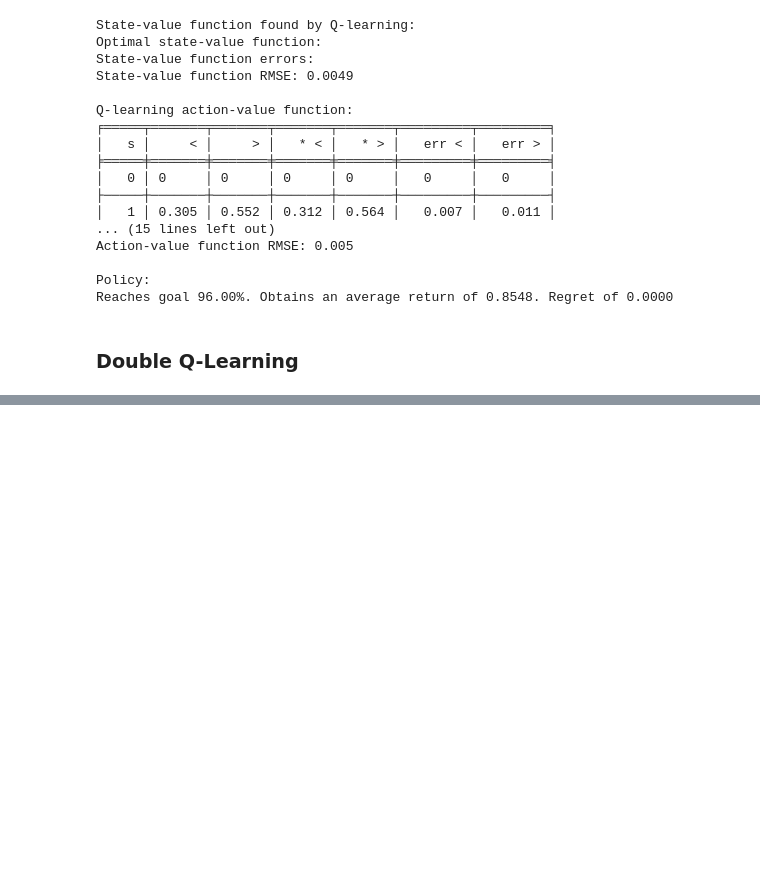
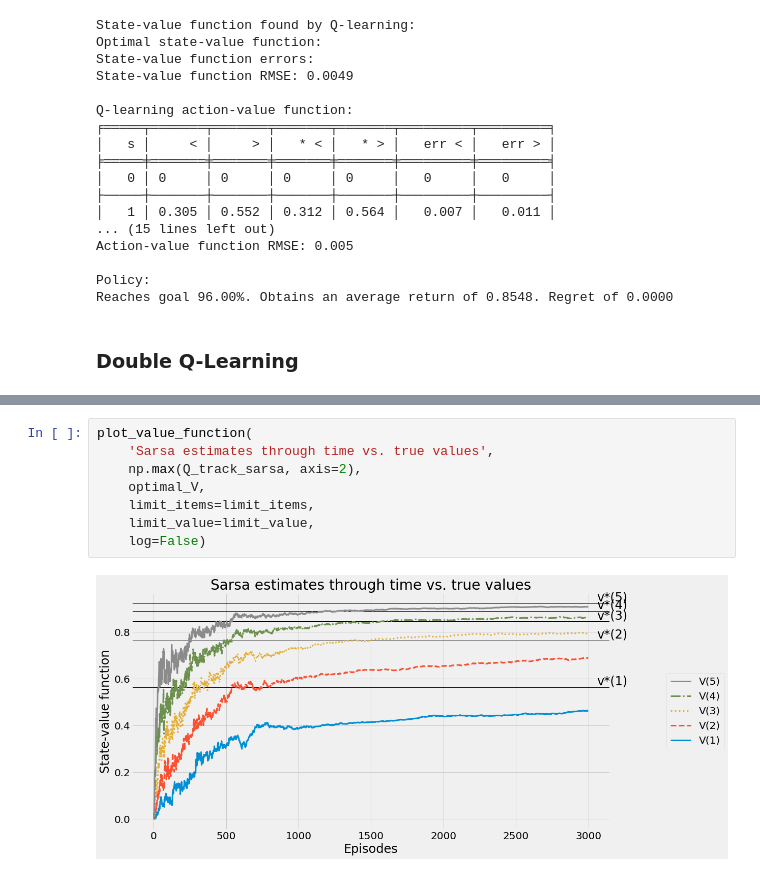
Before and after one commit to Iqbal1282/Practicing_DRL, a Jupyter notebook: chapter_06/chapter6_3.ipynb, the cells around one changed output, grey strips where cells are left out. Saved outputs shown, nothing was run; the diff lists cells and outputs as text; blank space fills up the shorter version.

```diff
--- a/chapter_06/chapter6_3.ipynb
+++ b/chapter_06/chapter6_3.ipynb
@@ -565,0 +674,10 @@ def double_q_learning(env, gamma = 1.0, init_alpha = 0.5, min_alpha = 0.01,
+# %%
+plot_value_function(
+    'Sarsa estimates through time vs. true values',
+    np.max(Q_track_sarsa, axis=2),
+    optimal_V,
+    limit_items=limit_items,
+    limit_value=limit_value,
+    log=False)
+# %% [output]
+[figure, added]
```
Also changed, not shown: parts of 29 cells of this notebook.
